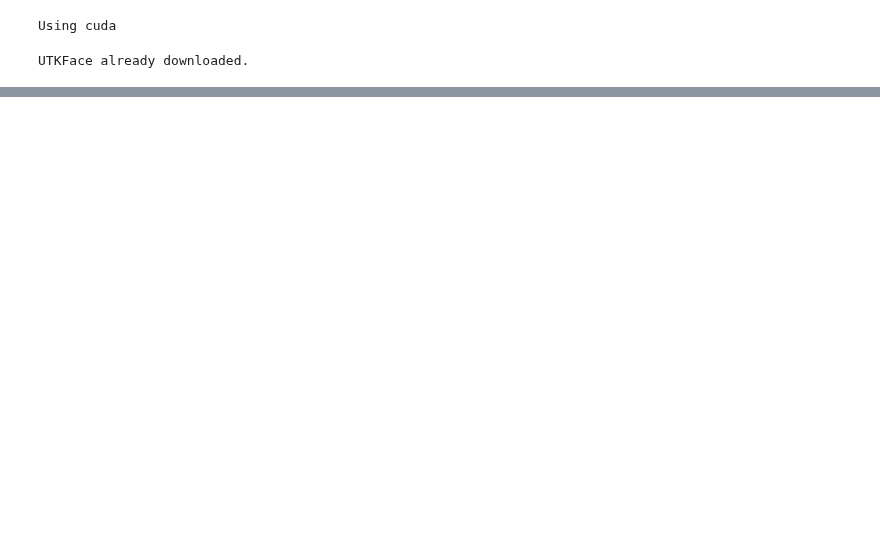
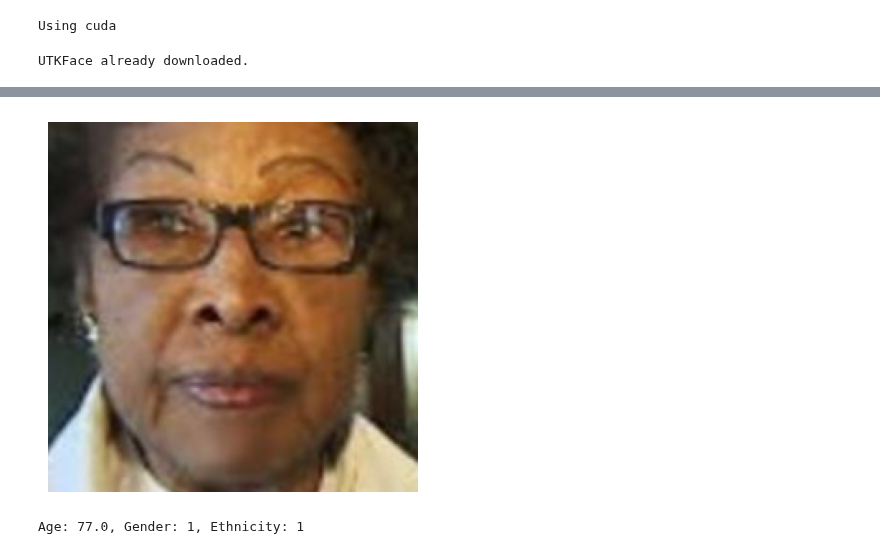
Before and after one commit to IsakLundstrom/D7047E_Exercises_and_Project, a Jupyter notebook: Project/train.ipynb, the cells around one changed output, grey strips where cells are left out. Saved outputs shown, nothing was run; the diff lists cells and outputs as text; code cells hidden in the pictures; blank space fills up the shorter version.

```diff
--- a/Project/train.ipynb
+++ b/Project/train.ipynb
@@ -524,0 +545,45 @@ max(ageLabels.cpu()), min(ageLabels.cpu())
+# %%
+def testOwn(model, image_path, device, resize = 500):
+    model.eval()
+
+    # Define transforms
+    transform = transforms.Compose([
+        transforms.Resize(resize),
+        transforms.CenterCrop(224),
+        transforms.Normalize(mean=[0.485, 0.456, 0.406], std=[0.229, 0.224, 0.225])
+    ])
+
+    # Load image and apply transforms
+    image = torchvision.io.read_image(image_path).float()
+    image = transform(image).unsqueeze(0)  # Add batch dimension
+
+    with torch.no_grad():
+        # Move data to GPU (if available)
+        image = image.to(device)
+
+        # Get predictions
+        agePredictions, genderPredictions, ethnicityPredictions = model(image)
+
+        agePrediction = torch.round(agePredictions).squeeze().item()
+        genderPrediction = torch.argmax(genderPredictions).item()
+        ethnicityPrediction = torch.argmax(ethnicityPredictions).item()
+
+    # Create a grid of the image tensor
+    image_grid = torchvision.utils.make_grid(image, normalize=True).cpu()
+
+    # Plot the image
+    plt.imshow(image_grid.permute(1, 2, 0))
+    plt.axis('off')
+    plt.show()
+
+    print(f"Age: {agePrediction}, Gender: {genderPrediction}, Ethnicity: {ethnicityPrediction}")
+
+
+    return agePredictions, genderPredictions, ethnicityPredictions
+# %%
+image_path = "test.jpg.chip.jpg"
+testOwn(resnetModel, image_path, device, resize = 224)
+pass
+# %% [output]
+[figure, added]
+Age: 77.0, Gender: 1, Ethnicity: 1
```
Also changed, not shown: parts of 14 cells of this notebook.
